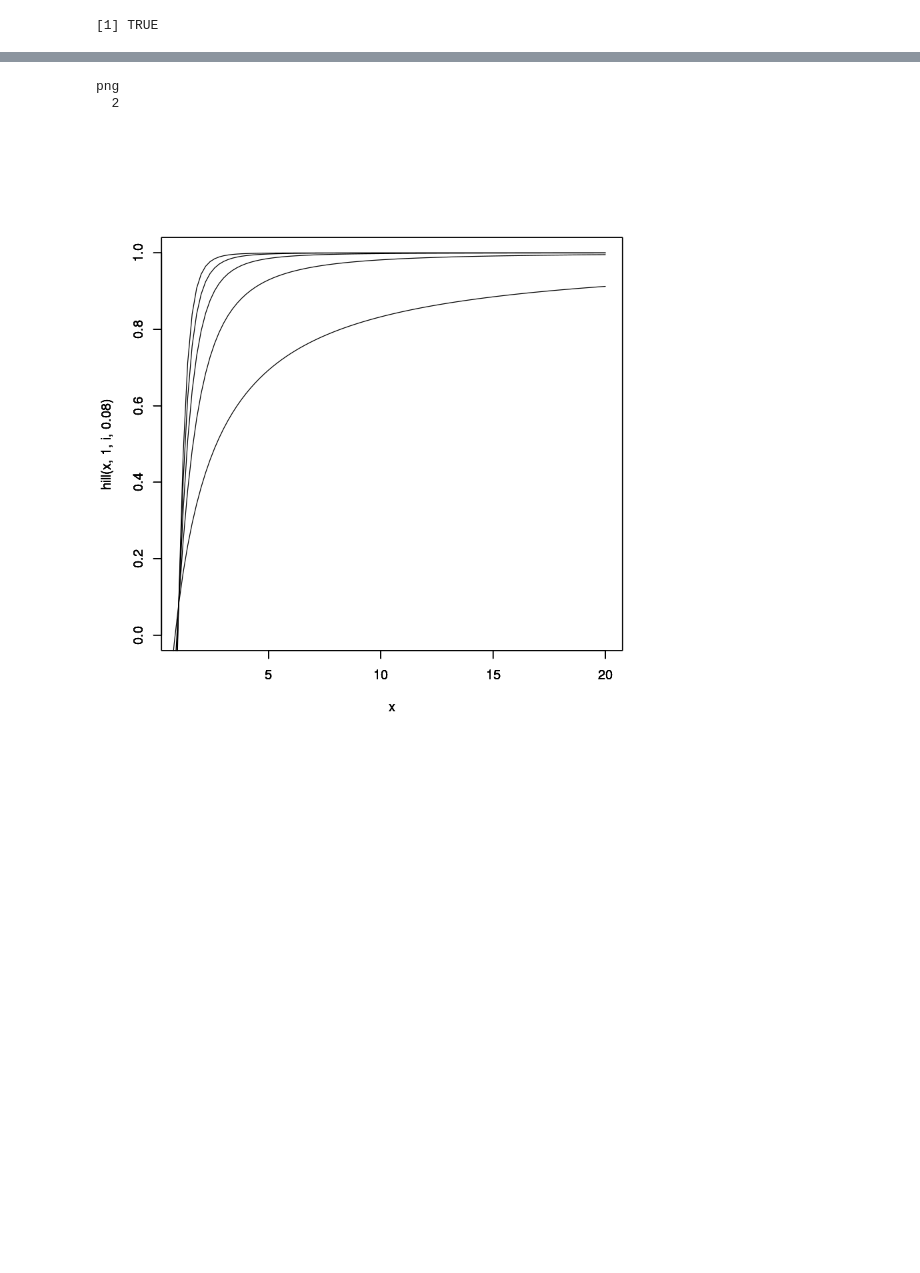
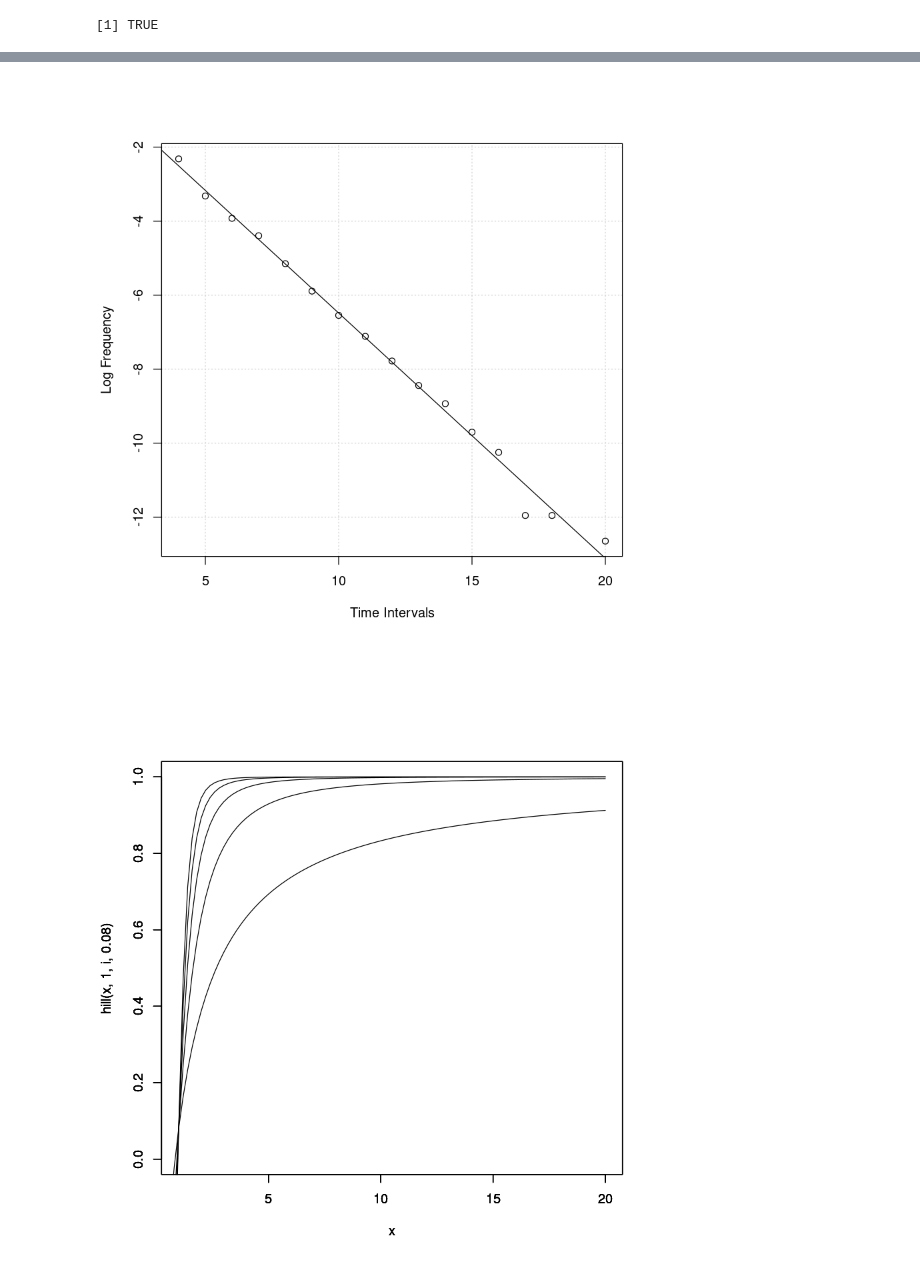
Before and after one commit to BFSteam/memory, a Jupyter notebook: jup/R/Burst.ipynb, the cells around one changed output, grey strips where cells are left out. Drawn from its saved outputs; the diff is of its cells as text; code cells hidden in the pictures; blank space fills up the shorter version.

```diff
--- a/jup/R/Burst.ipynb
+++ b/jup/R/Burst.ipynb
@@ -59,14 +63,14 @@ length(x) == length(y)
 #mm <- lm(y ~ poly(x, 2, raw=TRUE))
 #lines(x, mm$fitted.values, lty=2,col="red",lwd=3)
 
-svg(filename="../../tex/Maggiora/img/time_fit.svg",
-    width=5,
-    height=4,
-    pointsize=12)
+#svg(filename="../../tex/Maggiora/img/time_fit.svg",
+#    width=5,
+#    height=4,
+#    pointsize=12)
 plot(x,y, xlab="Time Intervals", ylab="Log Frequency", panel.first=grid())
 lm(y ~ x)
 abline(lm(y ~ x))
-dev.off()
+#dev.off()
 # %% [output]
 [1] TRUE
 Call:
@@ -78,5 +82,4 @@ Coefficients:
-png
-  2
+[figure, added]
 # %% [markdown]
 ##
 # %%
```
Also changed, not shown: parts of 4 cells of this notebook, 4 other files.
